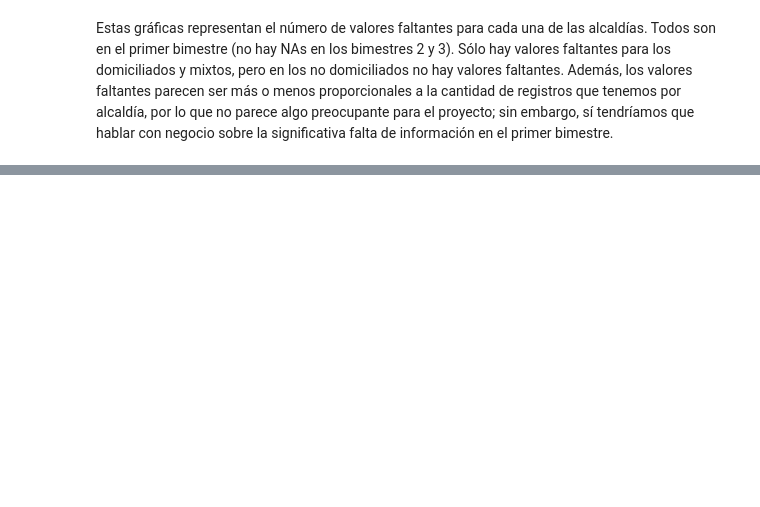
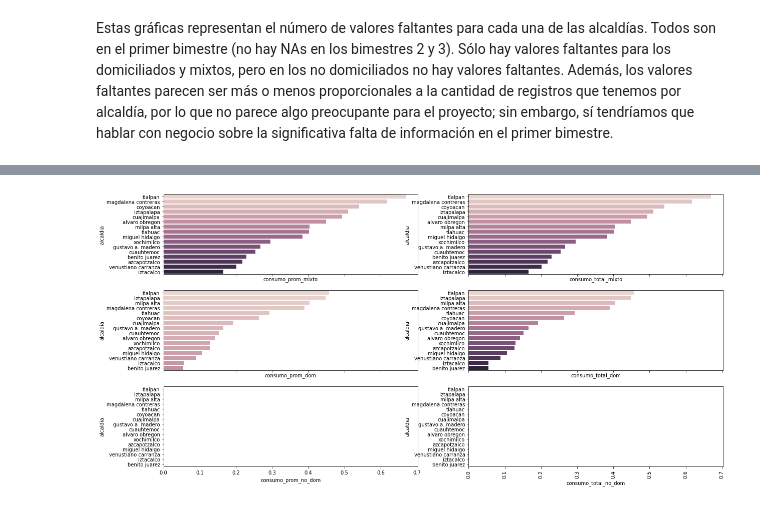
Before and after one commit to ElenaVillano/eda_geda_conagua, a Jupyter notebook: lau_geda.ipynb, the cells around one changed output, grey strips where cells are left out. Saved outputs shown, nothing was run; the diff lists cells and outputs as text; code cells hidden in the pictures; blank space fills up the shorter version.

```diff
--- a/lau_geda.ipynb
+++ b/lau_geda.ipynb
@@ -175,0 +237,8 @@ Estas gráficas representan el número de valores faltantes para cada una de las
+# %%
+df_aux1 = df[ df.bimestre== 1 ].groupby(['alcaldia']).count()
+
+df_aux1  = df_aux1 [['anio']]
+
+
+df_aux1  .rename(columns={ 'anio': 'conteo'}, inplace=True)
+df_aux1
@@ -175,0 +264,3 @@ Estas gráficas representan el número de valores faltantes para cada una de las
+# %%
+df_per_miss_values = df_aux1.merge(df_missing_values[df_missing_values.bimestre == 1], on='alcaldia', how='left')
+df_per_miss_values
@@ -175,0 +285,38 @@ Estas gráficas representan el número de valores faltantes para cada una de las
+# %%
+df_per_miss_values['consumo_total_mixto'] = df_per_miss_values.consumo_total_mixto/df_per_miss_values.conteo
+df_per_miss_values['consumo_total_dom'] = df_per_miss_values.consumo_total_dom/df_per_miss_values.conteo
+df_per_miss_values['consumo_total_no_dom'] = df_per_miss_values.consumo_total_no_dom/df_per_miss_values.conteo
+df_per_miss_values['consumo_prom_mixto'] = df_per_miss_values.consumo_prom_mixto/df_per_miss_values.conteo
+df_per_miss_values['consumo_prom_dom'] = df_per_miss_values.consumo_prom_dom/df_per_miss_values.conteo
+df_per_miss_values['consumo_prom_no_dom'] = df_per_miss_values.consumo_prom_no_dom/df_per_miss_values.conteo
+# %%
+fig, axes = plt.subplots(3, 2, sharex=True, figsize=(20,10))
+
+
+df_per_miss_values = df_per_miss_values.sort_values('consumo_prom_mixto', ascending=False)
+sns.barplot(ax=axes[0,0], x=df_per_miss_values['consumo_prom_mixto'], y=df_per_miss_values['alcaldia'],
+                 palette=sns.cubehelix_palette(len(df_per_miss_values['alcaldia'])), ci=0)
+df_per_miss_values = df_per_miss_values.sort_values('consumo_prom_dom', ascending=False)
+sns.barplot(ax=axes[1,0], x=df_per_miss_values['consumo_prom_dom'], y=df_per_miss_values['alcaldia'],
+                 palette=sns.cubehelix_palette(len(df_missing_values['alcaldia'])), ci=0)
+df_per_miss_values = df_per_miss_values.sort_values('consumo_prom_no_dom', ascending=False)
+sns.barplot(ax=axes[2,0], x=df_per_miss_values['consumo_prom_no_dom'], y=df_per_miss_values['alcaldia'],
+                 palette=sns.cubehelix_palette(len(df_per_miss_values['alcaldia'])), ci=0)
+
+df_per_miss_values = df_per_miss_values.sort_values('consumo_total_mixto', ascending=False)
+sns.barplot(ax=axes[0,1], x=df_per_miss_values['consumo_total_mixto'], y=df_per_miss_values['alcaldia'],
+                 palette=sns.cubehelix_palette(len(df_per_miss_values['alcaldia'])), ci=0)
+df_per_miss_values = df_per_miss_values.sort_values('consumo_total_dom', ascending=False)
+sns.barplot(ax=axes[1,1], x=df_per_miss_values['consumo_total_dom'], y=df_per_miss_values['alcaldia'],
+                 palette=sns.cubehelix_palette(len(df_per_miss_values['alcaldia'])), ci=0)
+df_per_miss_values = df_per_miss_values.sort_values('consumo_total_no_dom', ascending=False)
+sns.barplot(ax=axes[2,1], x=df_per_miss_values['consumo_total_no_dom'], y=df_per_miss_values['alcaldia'],
+                 palette=sns.cubehelix_palette(len(df_per_miss_values['alcaldia'])), ci=0)
+
+
+
+plt.xticks(rotation= 90)
+
+plt.show()
+# %% [output]
+[figure, added]
```
Also changed, not shown: parts of 8 cells of this notebook.
